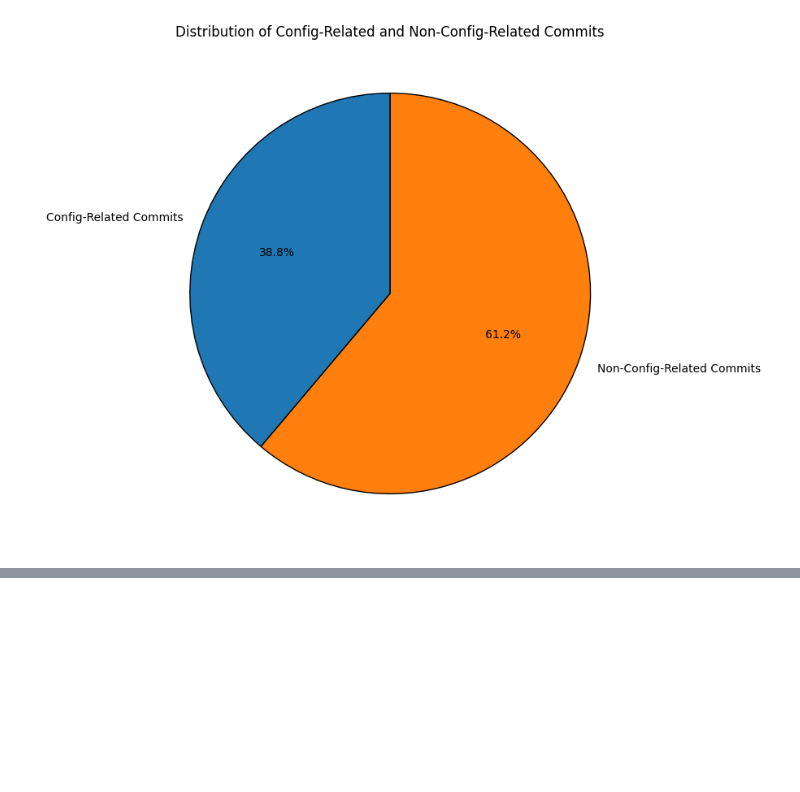
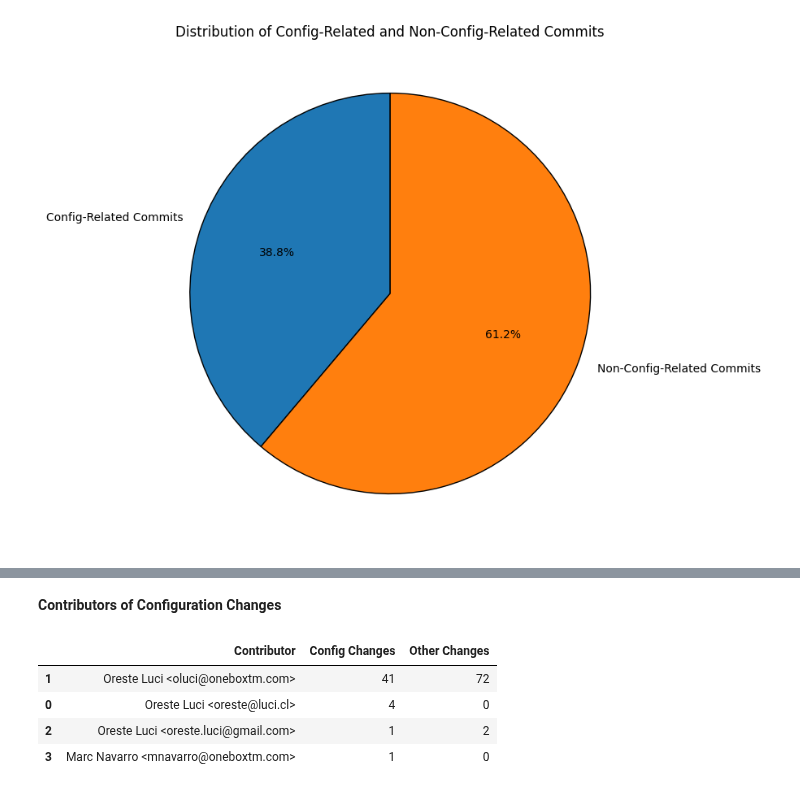
Before and after one commit to simisimon/config-space, a Jupyter notebook: src/analysis.ipynb, the cells around one changed output, grey strips where cells are left out. Drawn from its saved outputs; the diff is of its cells as text; code cells hidden in the pictures; blank space fills up the shorter version.

```diff
--- a/src/analysis.ipynb
+++ b/src/analysis.ipynb
@@ -321,0 +344,37 @@ plt.show()
+# %% [markdown]
+**Contributors of Configuration Changes**
+# %%
+# Initialize dictionaries to count changes for configuration-related and remaining changes
+contributor_config_changes = {}
+contributor_other_changes = {}
+
+for commit in data:
+    author = commit["author"]
+    config_files_changed = any(
+        "insertions" in file or "deletions" in file
+        for file in commit["network_data"]["config_files_data"]
+    )
+    if author not in contributor_config_changes:
+        contributor_config_changes[author] = 0
+    if author not in contributor_other_changes:
+        contributor_other_changes[author] = 0
+
+    if config_files_changed:
+        contributor_config_changes[author] += 1
+    else:
+        contributor_other_changes[author] += 1
+
+# Combine results into a DataFrame
+contributor_changes_combined_df = pd.DataFrame({
+    "Contributor": contributor_config_changes.keys(),
+    "Config Changes": contributor_config_changes.values(),
+    "Other Changes": contributor_other_changes.values()
+}).sort_values(by=["Config Changes", "Other Changes"], ascending=False)
+
+contributor_changes_combined_df
+# %% [output]
+|  | Contributor | Config Changes | Other Changes |
+| 1 | Oreste Luci <oluci@oneboxtm.com> | 41 | 72 |
+| 0 | Oreste Luci <oreste@luci.cl> | 4 | 0 |
+| 2 | Oreste Luci <oreste.luci@gmail.com> | 1 | 2 |
+| 3 | Marc Navarro <mnavarro@oneboxtm.com> | 1 | 0 |
```
Also changed, not shown: parts of 9 cells of this notebook, 2 other files.
